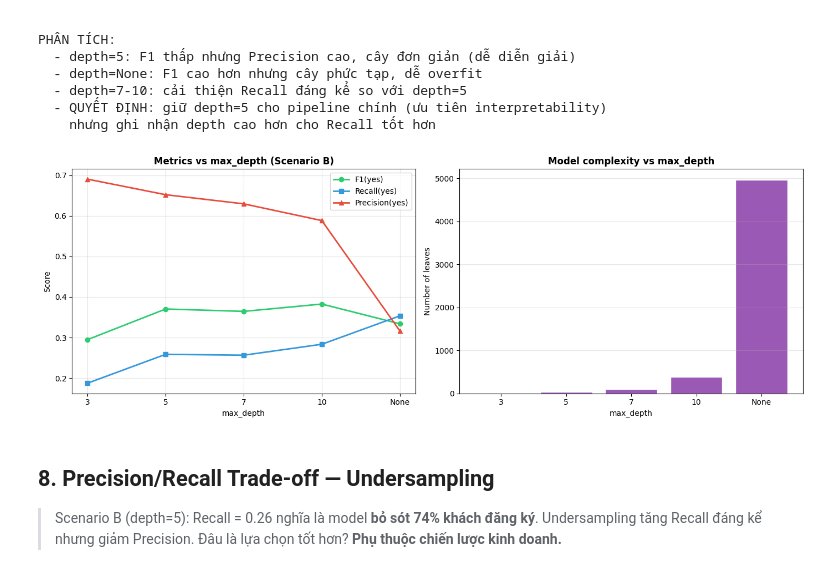
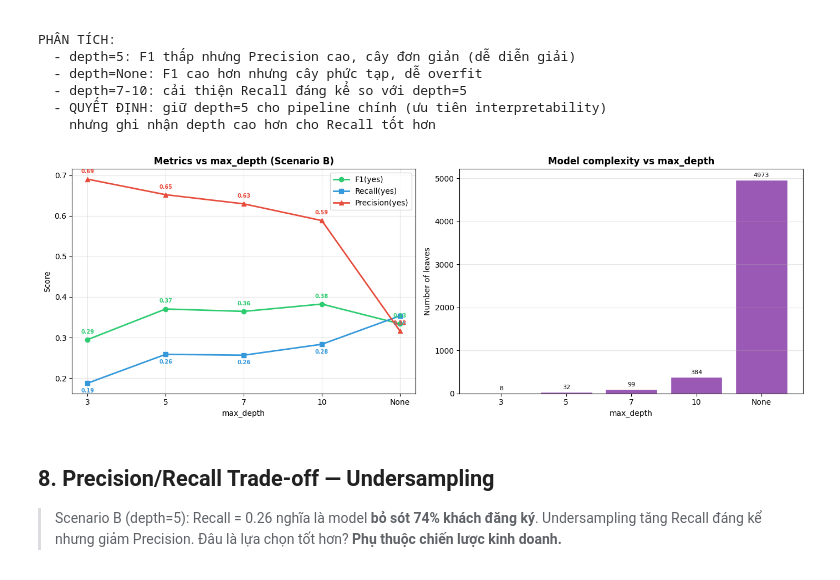
Before and after one commit to thacbaonguyen/data_mining, a Jupyter notebook: notebooks/05_evaluation.ipynb, the cells around one changed output. Saved outputs shown, nothing was run; the diff lists cells and outputs as text; code cells hidden in the pictures.

```diff
--- a/notebooks/05_evaluation.ipynb
+++ b/notebooks/05_evaluation.ipynb
@@ -327,36 +327,41 @@ fig, axes = plt.subplots(1, 2, figsize=(14, 5))
 labels = [str(d) if d else "None" for d in depths]
 f1_vals = [depth_results[l]["f1"] for l in labels]
 rec_vals = [depth_results[l]["rec"] for l in labels]
 prec_vals = [depth_results[l]["prec"] for l in labels]
 leaf_vals = [depth_results[l]["leaves"] for l in labels]
 
 ax = axes[0]
-x = range(len(labels))
+x = list(range(len(labels)))
 ax.plot(x, f1_vals, 'o-', label='F1(yes)', color='#2ecc71', linewidth=2)
 ax.plot(x, rec_vals, 's-', label='Recall(yes)', color='#3498db', linewidth=2)
 ax.plot(x, prec_vals, '^-', label='Precision(yes)', color='#e74c3c', linewidth=2)
+for xi, (f1v, rv, pv) in enumerate(zip(f1_vals, rec_vals, prec_vals)):
+    ax.annotate(f'{f1v:.2f}', (xi, f1v), textcoords='offset points', xytext=(0, 8), ha='center', fontsize=7, color='#2ecc71', fontweight='bold')
+    ax.annotate(f'{rv:.2f}', (xi, rv), textcoords='offset points', xytext=(0, -12), ha='center', fontsize=7, color='#3498db', fontweight='bold')
+    ax.annotate(f'{pv:.2f}', (xi, pv), textcoords='offset points', xytext=(0, 8), ha='center', fontsize=7, color='#e74c3c', fontweight='bold')
 ax.set_xticks(x)
 ax.set_xticklabels(labels)
 ax.set_xlabel('max_depth')
 ax.set_ylabel('Score')
 ax.set_title('Metrics vs max_depth (Scenario B)', fontweight='bold')
 ax.legend()
 ax.grid(alpha=0.3)
 
 ax = axes[1]
-ax.bar(x, leaf_vals, color='#9b59b6', edgecolor='white')
+bars = ax.bar(x, leaf_vals, color='#9b59b6', edgecolor='white')
+ax.bar_label(bars, fmt='%d', fontsize=8, padding=2)
 ax.set_xticks(x)
 ax.set_xticklabels(labels)
 ax.set_xlabel('max_depth')
 ax.set_ylabel('Number of leaves')
 ax.set_title('Model complexity vs max_depth', fontweight='bold')
 ax.grid(axis='y', alpha=0.3)
 
 plt.tight_layout()
 plt.savefig(REPORT_DIR + "/05_depth_analysis.png", dpi=150, bbox_inches="tight")
 plt.show()
 # %% [output]
-[figure, old version]
+[figure, new version]
 # %% [markdown]
 ## 8. Precision/Recall Trade-off — Undersampling
 
```
Also changed, not shown: 3 other files.
